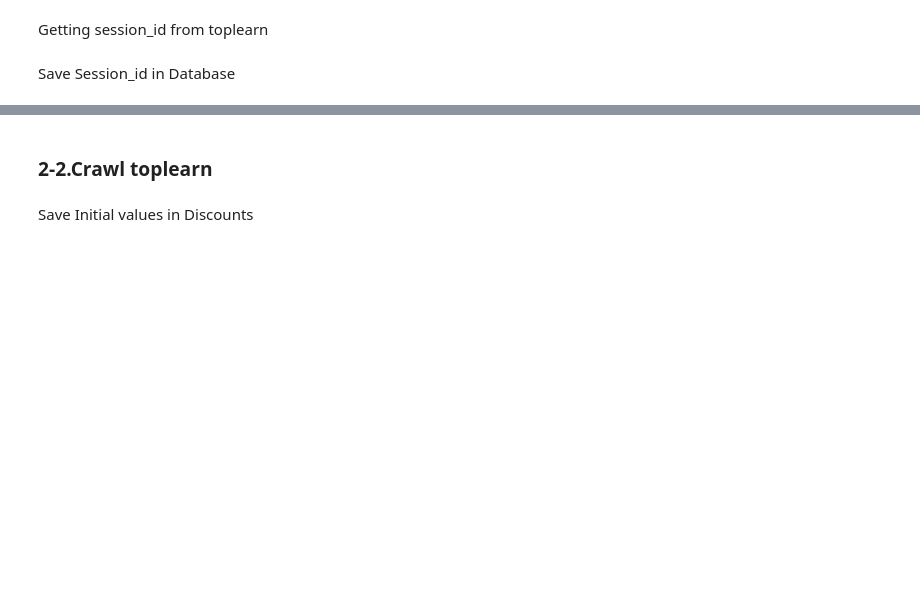
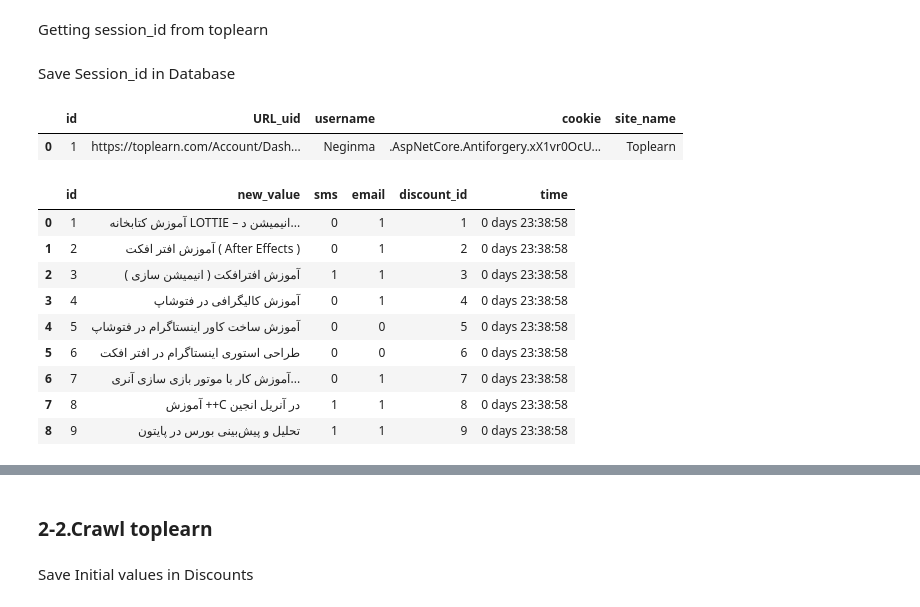
Before and after one commit to ngnma/Databas-Labratory, a Jupyter notebook: Untitled-1.ipynb, the cells around one changed output, grey strips where cells are left out. Saved outputs shown, nothing was run; the diff lists cells and outputs as text; code cells hidden in the pictures; blank space fills up the shorter version.

```diff
--- a/Untitled-1.ipynb
+++ b/Untitled-1.ipynb
@@ -171,3 +171,24 @@ df
 # this is the last cell for using database- dont run it now!
 # cursor.close()
 # connection.close()
+# %%
+query = 'SELECT * FROM Sessions'
+pd.read_sql(query, mydb)
+# %% [output]
+|  | id | URL_uid | username | cookie | site_name |
+| 0 | 1 | https://toplearn.com/Account/Dash... | Neginma | .AspNetCore.Antiforgery.xX1vr0OcU... | Toplearn |
+# %%
+query = 'SELECT * FROM Logs'
+df = pd.read_sql(query, mydb)
+df
+# %% [output]
+|  | id | new_value | sms | email | discount_id | time |
+| 0 | 1 | آموزش کتابخانه LOTTIE – انیمیشن د... | 0 | 1 | 1 | 0 days 23:38:58 |
+| 1 | 2 | آموزش افتر افکت ( After Effects ) | 0 | 1 | 2 | 0 days 23:38:58 |
+| 2 | 3 | آموزش افترافکت ( انیمیشن سازی ) | 1 | 1 | 3 | 0 days 23:38:58 |
+| 3 | 4 | آموزش کالیگرافی در فتوشاپ | 0 | 1 | 4 | 0 days 23:38:58 |
+| 4 | 5 | آموزش ساخت کاور اینستاگرام در فتوشاپ | 0 | 0 | 5 | 0 days 23:38:58 |
+| 5 | 6 | طراحی استوری اینستاگرام در افتر افکت | 0 | 0 | 6 | 0 days 23:38:58 |
+| 6 | 7 | آموزش کار با موتور بازی سازی آنری... | 0 | 1 | 7 | 0 days 23:38:58 |
+| 7 | 8 | آموزش ++C در آنریل انجین | 1 | 1 | 8 | 0 days 23:38:58 |
+| 8 | 9 | تحلیل و پیش‌بینی بورس در پایتون | 1 | 1 | 9 | 0 days 23:38:58 |
```
Also changed, not shown: parts of 15 cells of this notebook.
